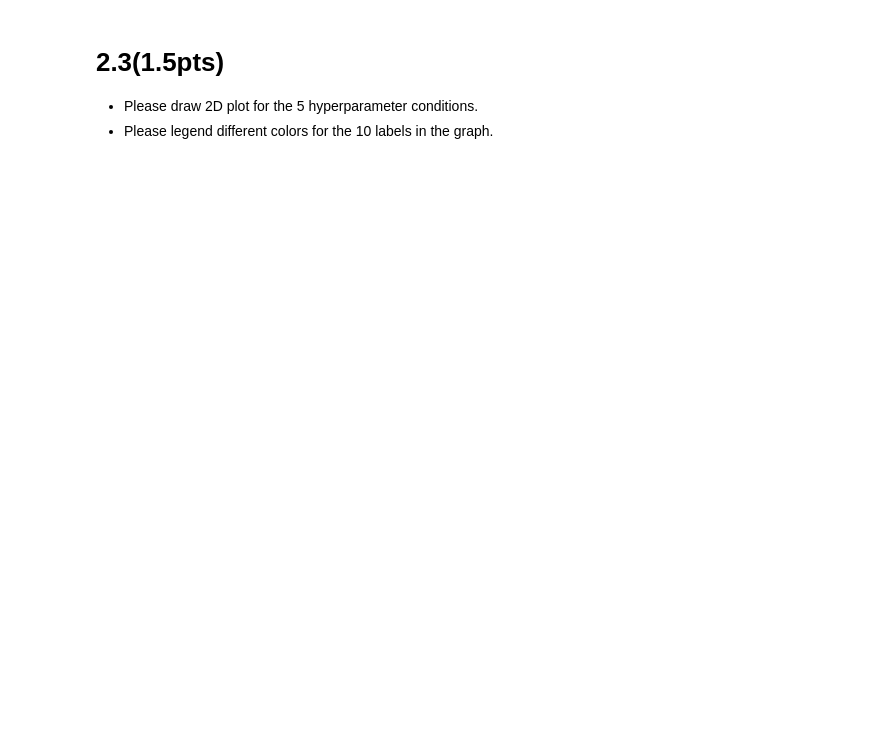
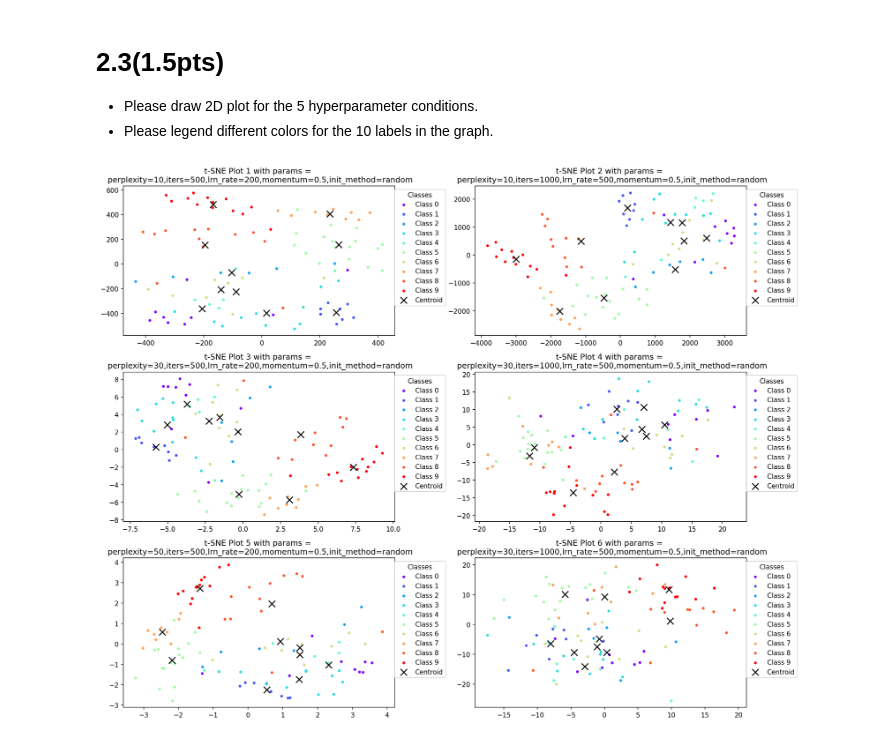
Before and after one commit to anjali-ojha/data-mining, a Jupyter notebook: bonus/tsne.ipynb, the cells around one changed output. Saved outputs shown, nothing was run; the diff lists cells and outputs as text; code cells hidden in the pictures; blank space fills up the shorter version.

```diff
--- a/bonus/tsne.ipynb
+++ b/bonus/tsne.ipynb
@@ -340,3 +537,43 @@ $$
 
 - Please draw 2D plot for the 5 hyperparameter conditions.
 - Please legend different colors for the 10 labels in the graph.
+# %%
+import matplotlib.pyplot as plt
+import matplotlib.cm as cm
+
+
+# Create a 3x2 grid of subplots
+fig, axes = plt.subplots(3, 2, figsize=(15, 12), dpi=150)
+axes = axes.ravel()
+colors = cm.rainbow(np.linspace(0, 1, len(np.unique(y_sample))))  # Generate colors
+
+# Iterate over each dictionary and each subplot
+for i, data in enumerate(results):
+    ax = axes[i]
+
+    # Extract embeddings, labels, and centroids from the data
+    embeddings = data['embeddings']
+    labels = y_sample
+    centroids = data['centroids']
+
+    # Plot the t-SNE points for each class with a unique color
+    for j, class_label in enumerate(sorted(np.unique(labels))):
+        class_points = embeddings[labels == class_label]
+        ax.scatter(class_points[:, 0], class_points[:, 1], color=colors[j], label=f"Class {class_label}", s=10)
+
+    # Plot the centroids for each class
+    ax.scatter(centroids[:, 0], centroids[:, 1], color='black', marker='x', s=100, label='Centroid')
+
+    # Set a title for the plot
+    ax.set_title(f"t-SNE Plot {i+1} with params = \n {data['params']}")
+
+    # Add legend for the class colors
+    ax.legend(loc='upper right', title="Classes",  bbox_to_anchor=(1.2, 1))
+
+# Adjust layout to prevent overlap
+plt.tight_layout()
+
+# Show the plot
+plt.show()
+# %% [output]
+[figure, added]
```
Also changed, not shown: parts of 7 cells of this notebook.
